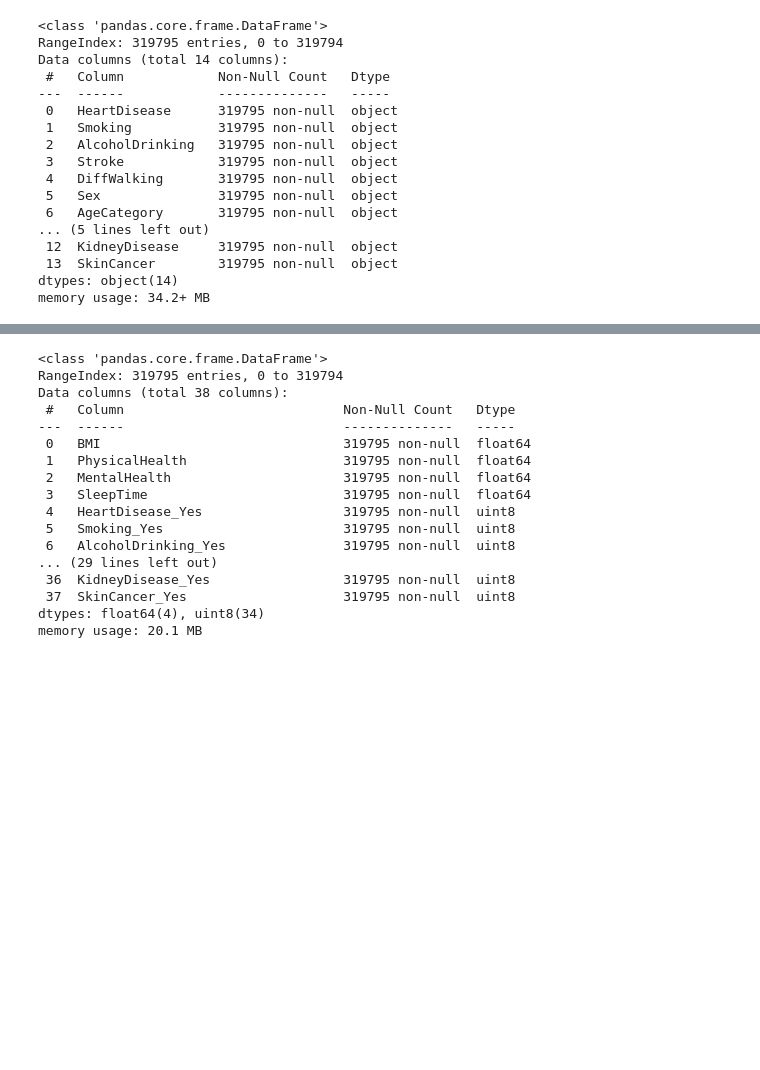
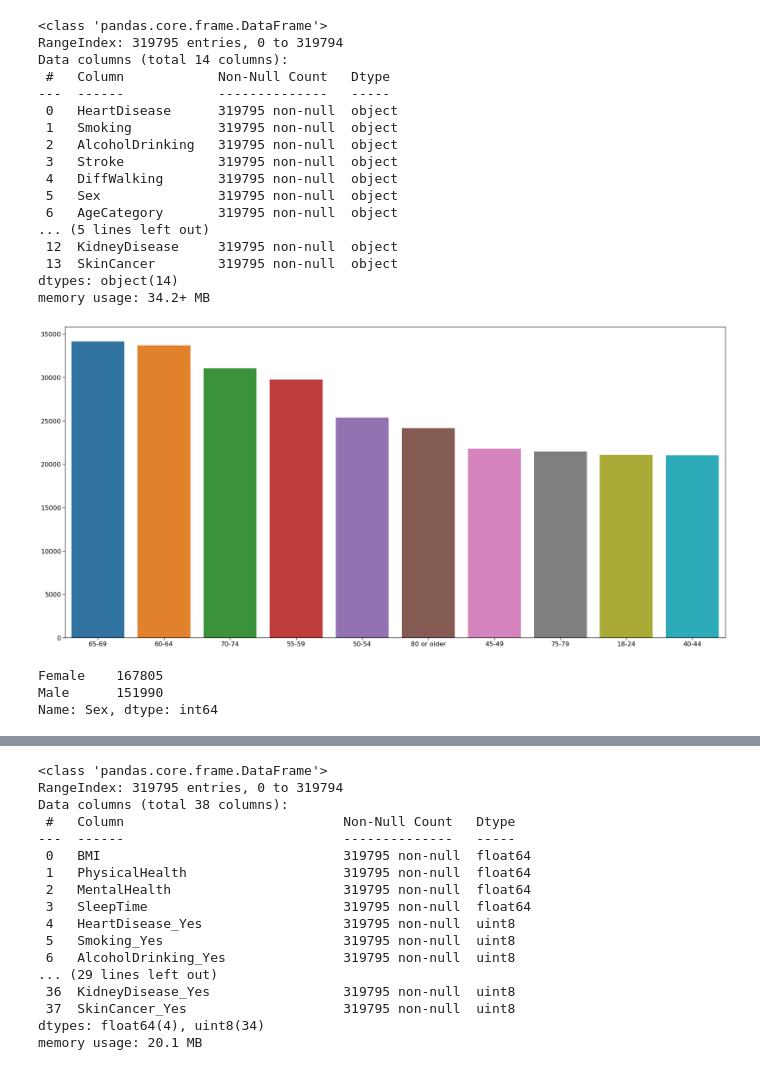
Before and after one commit to pAbhit007/ML_Heart_Disease_Prediction, a Jupyter notebook: Heart_Disease.ipynb, the cells around one changed output, grey strips where cells are left out. Saved outputs shown, nothing was run; the diff lists cells and outputs as text; code cells hidden in the pictures; blank space fills up the shorter version.

```diff
--- a/Heart_Disease.ipynb
+++ b/Heart_Disease.ipynb
@@ -120,3 +323,17 @@ memory usage: 34.2+ MB
+# %%
+plt.figure(figsize=(25,12))
+sns.set_context('notebook',font_scale = 1.5)
+sns.barplot(x=df.AgeCategory.value_counts()[:10].index,y=df.AgeCategory.value_counts()[:10].values)
+plt.tight_layout()
+# %% [output]
+[figure, added]
+# %%
+DF_sex = df['Sex'].value_counts()
+DF_sex
+# %% [output]
+Female    167805
+Male      151990
+Name: Sex, dtype: int64
 # %%
 df_objs = pd.get_dummies(df_objs,drop_first=True)
 # %%
```
Also changed, not shown: parts of 40 cells of this notebook, 5 other files.
